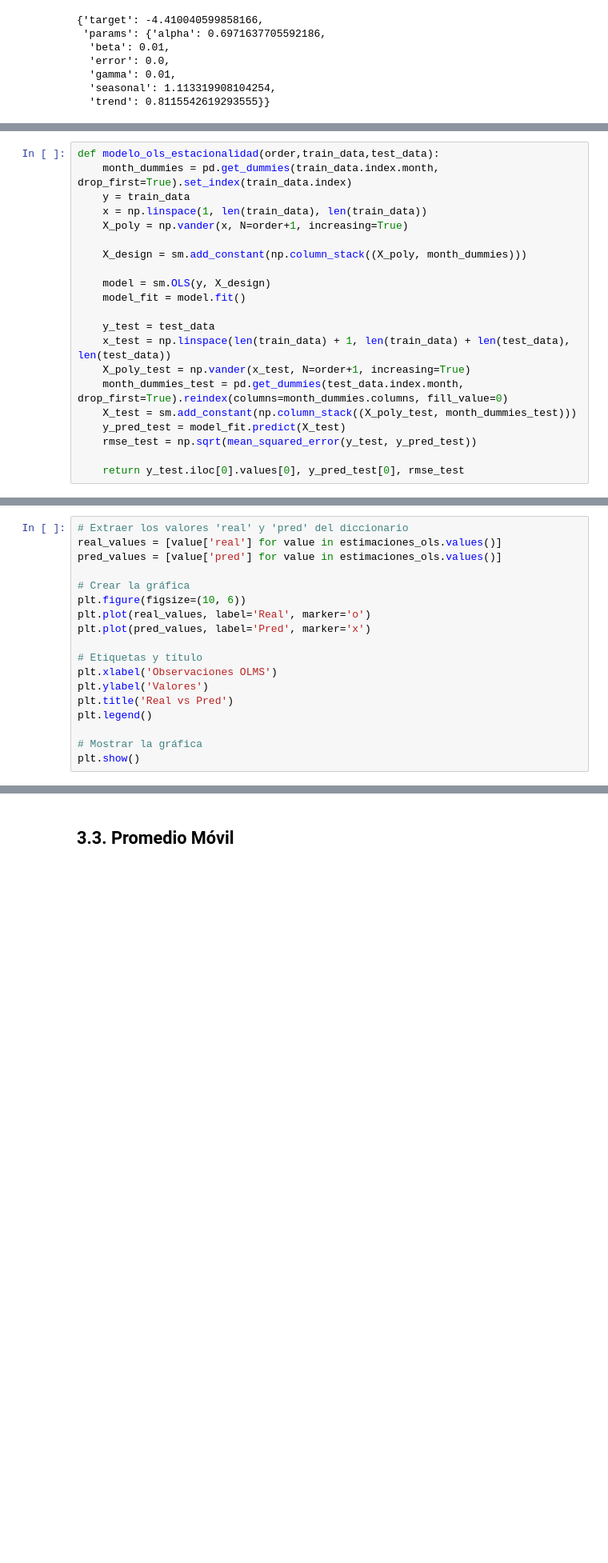
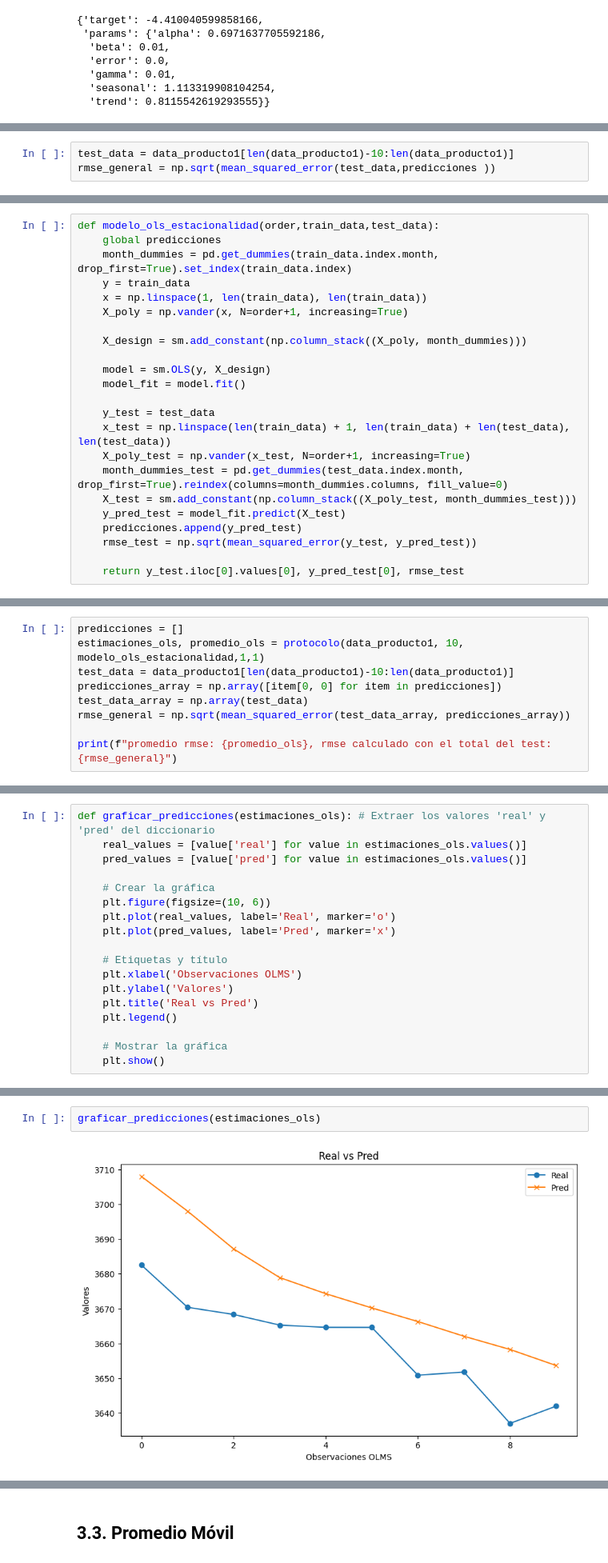
Before and after one commit to AlejaGuz/SERIES_DE_TIEMPO_OPTIMIZACION, a Jupyter notebook: Parcial_Final_Alejandra_Ruiz_y_Juan_Vergara.ipynb, the cells around one changed output, grey strips where cells are left out. Shown at 80% size. Drawn from its saved outputs; the diff is of its cells as text; blank space fills up the shorter version.

```diff
--- a/Parcial_Final_Alejandra_Ruiz_y_Juan_Vergara.ipynb
+++ b/Parcial_Final_Alejandra_Ruiz_y_Juan_Vergara.ipynb
@@ -373,0 +392,3 @@ promedio_hot
+# %%
+test_data = data_producto1[len(data_producto1)-10:len(data_producto1)]
+rmse_general = np.sqrt(mean_squared_error(test_data,predicciones ))
@@ -416,5 +441,6 @@ estimaciones_hot
 # %%
 def modelo_ols_estacionalidad(order,train_data,test_data):
+    global predicciones
     month_dummies = pd.get_dummies(train_data.index.month, drop_first=True).set_index(train_data.index)
     y = train_data
     x = np.linspace(1, len(train_data), len(train_data))
@@ -431,6 +457,7 @@ def modelo_ols_estacionalidad(order,train_data,test_data):
     month_dummies_test = pd.get_dummies(test_data.index.month, drop_first=True).reindex(columns=month_dummies.columns, fill_value=0)
     X_test = sm.add_constant(np.column_stack((X_poly_test, month_dummies_test)))
     y_pred_test = model_fit.predict(X_test)
+    predicciones.append(y_pred_test)
     rmse_test = np.sqrt(mean_squared_error(y_test, y_pred_test))
 
     return y_test.iloc[0].values[0], y_pred_test[0], rmse_test
@@ -442,0 +495,9 @@ promedio_ols
+# %%
+predicciones = []
+estimaciones_ols, promedio_ols = protocolo(data_producto1, 10, modelo_ols_estacionalidad,1,1)
+test_data = data_producto1[len(data_producto1)-10:len(data_producto1)]
+predicciones_array = np.array([item[0, 0] for item in predicciones])
+test_data_array = np.array(test_data)
+rmse_general = np.sqrt(mean_squared_error(test_data_array, predicciones_array))
+
+print(f"promedio rmse: {promedio_ols}, rmse calculado con el total del test: {rmse_general}")
@@ -463,18 +526,18 @@ estimaciones_ols
 # %%
-# Extraer los valores 'real' y 'pred' del diccionario
-real_values = [value['real'] for value in estimaciones_ols.values()]
-pred_values = [value['pred'] for value in estimaciones_ols.values()]
+def graficar_predicciones(estimaciones_ols): # Extraer los valores 'real' y 'pred' del diccionario
+    real_values = [value['real'] for value in estimaciones_ols.values()]
+    pred_values = [value['pred'] for value in estimaciones_ols.values()]
 
-# Crear la gráfica
-plt.figure(figsize=(10, 6))
-plt.plot(real_values, label='Real', marker='o')
-plt.plot(pred_values, label='Pred', marker='x')
+    # Crear la gráfica
+    plt.figure(figsize=(10, 6))
+    plt.plot(real_values, label='Real', marker='o')
+    plt.plot(pred_values, label='Pred', marker='x')
 
-# Etiquetas y título
-plt.xlabel('Observaciones OLMS')
-plt.ylabel('Valores')
-plt.title('Real vs Pred')
-plt.legend()
+    # Etiquetas y título
+    plt.xlabel('Observaciones OLMS')
+    plt.ylabel('Valores')
+    plt.title('Real vs Pred')
+    plt.legend()
 
-# Mostrar la gráfica
-plt.show()
+    # Mostrar la gráfica
+    plt.show()
@@ -482,0 +544,4 @@ plt.show()
+# %%
+graficar_predicciones(estimaciones_ols)
+# %% [output]
+[figure, added]
```
Also changed, not shown: parts of 83 cells of this notebook.
